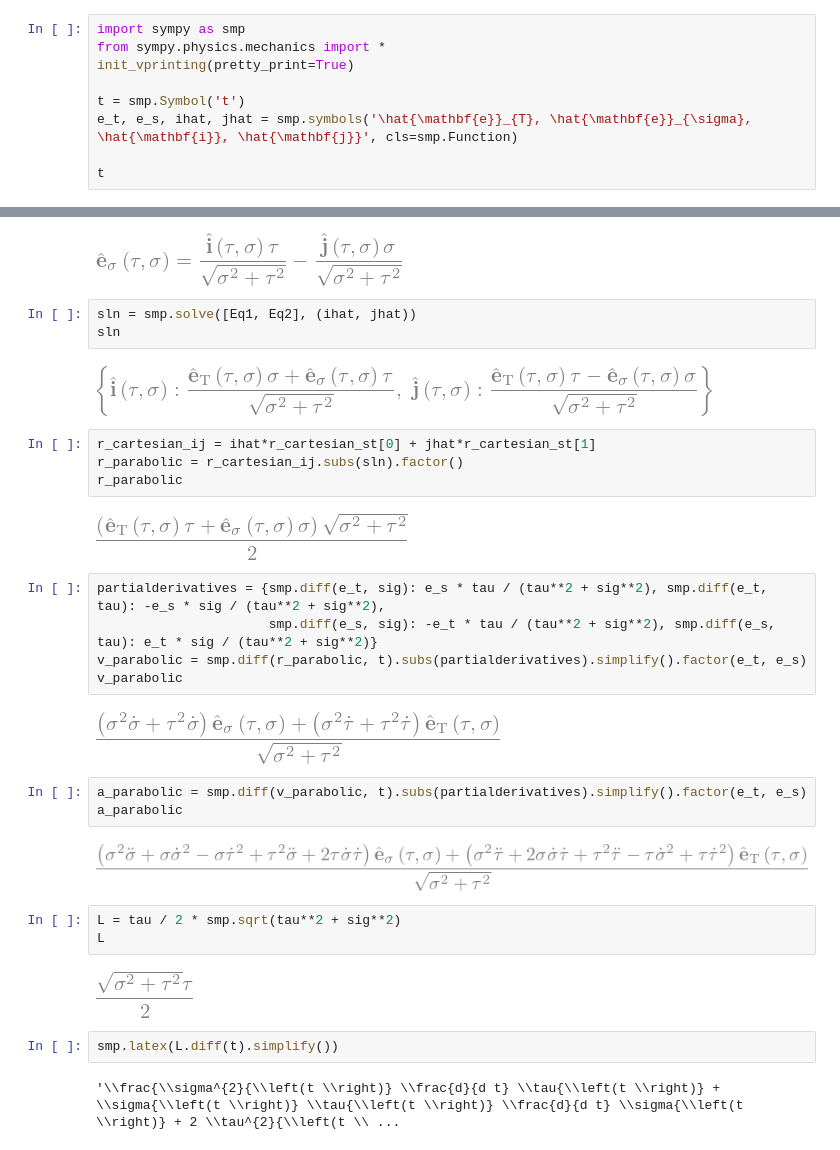
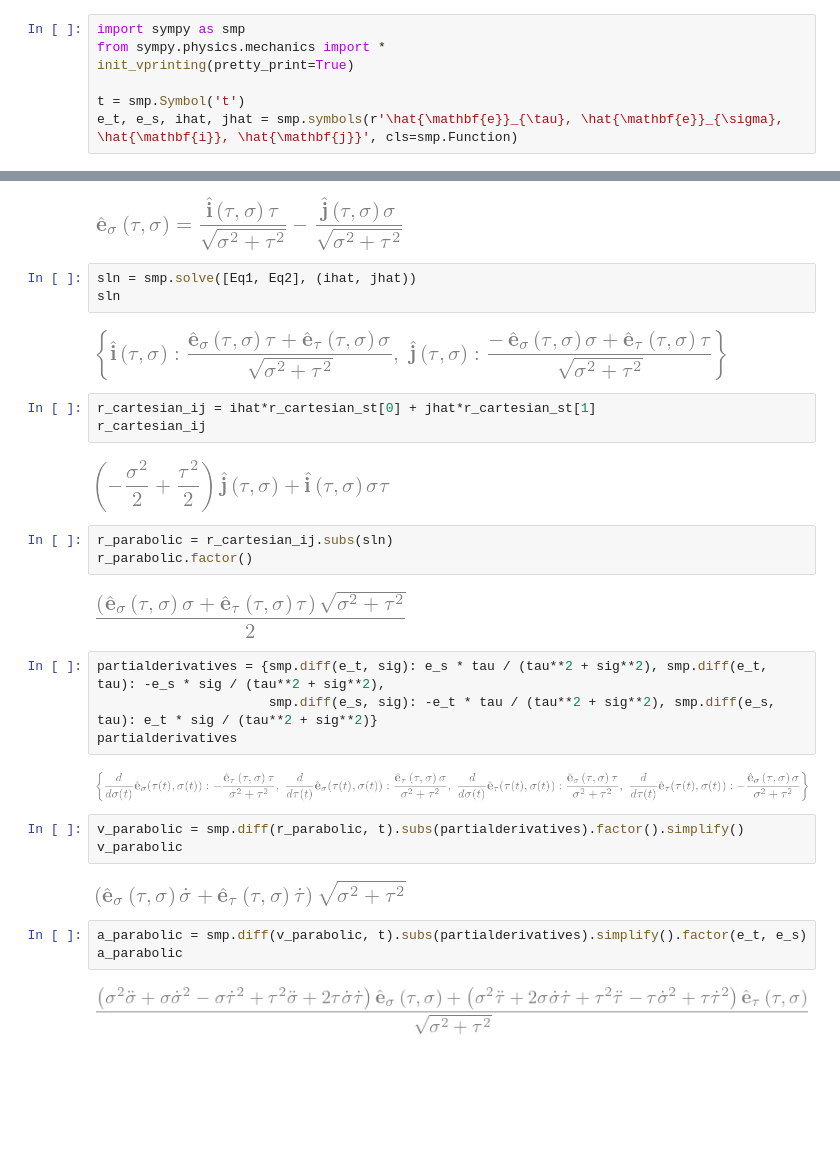
Before and after one commit to thomas-martinod/mecanica-clasica, a Jupyter notebook: tarea-2/parabolic-coordinates.ipynb, the cells around one changed output, grey strips where cells are left out. Drawn from its saved outputs; the diff is of its cells as text; blank space fills up the shorter version.

```diff
--- a/tarea-2/parabolic-coordinates.ipynb
+++ b/tarea-2/parabolic-coordinates.ipynb
@@ -7,6 +7,4 @@ from sympy.physics.mechanics import *
 init_vprinting(pretty_print=True)
 
 t = smp.Symbol('t')
-e_t, e_s, ihat, jhat = smp.symbols('\hat{\mathbf{e}}_{T}, \hat{\mathbf{e}}_{\sigma}, \hat{\mathbf{i}}, \hat{\mathbf{j}}', cls=smp.Function)
-
-t
+e_t, e_s, ihat, jhat = smp.symbols(r'\hat{\mathbf{e}}_{\tau}, \hat{\mathbf{e}}_{\sigma}, \hat{\mathbf{i}}, \hat{\mathbf{j}}', cls=smp.Function)
@@ -69,31 +82,30 @@ Eq2
 sln = smp.solve([Eq1, Eq2], (ihat, jhat))
 sln
 # %% [output]
-[figure, old version]
+[figure, new version]
 # %%
 r_cartesian_ij = ihat*r_cartesian_st[0] + jhat*r_cartesian_st[1]
-r_parabolic = r_cartesian_ij.subs(sln).factor()
-r_parabolic
+r_cartesian_ij
 # %% [output]
-[figure, old version]
+[figure, new version]
+# %%
+r_parabolic = r_cartesian_ij.subs(sln)
+r_parabolic.factor()
+# %% [output]
+[figure, added]
 # %%
 partialderivatives = {smp.diff(e_t, sig): e_s * tau / (tau**2 + sig**2), smp.diff(e_t, tau): -e_s * sig / (tau**2 + sig**2),
                       smp.diff(e_s, sig): -e_t * tau / (tau**2 + sig**2), smp.diff(e_s, tau): e_t * sig / (tau**2 + sig**2)}
-v_parabolic = smp.diff(r_parabolic, t).subs(partialderivatives).simplify().factor(e_t, e_s)
-v_parabolic
+partialderivatives
 # %% [output]
-[figure, old version]
+[figure, new version]
+# %%
+v_parabolic = smp.diff(r_parabolic, t).subs(partialderivatives).factor().simplify()
+v_parabolic
+# %% [output]
+[figure, added]
 # %%
 a_parabolic = smp.diff(v_parabolic, t).subs(partialderivatives).simplify().factor(e_t, e_s)
 a_parabolic
 # %% [output]
 [figure]
-# %%
-L = tau / 2 * smp.sqrt(tau**2 + sig**2)
-L
-# %% [output]
-[figure, removed]
-# %%
-smp.latex(L.diff(t).simplify())
-# %% [output]
-'\\frac{\\sigma^{2}{\\left(t \\right)} \\frac{d}{d t} \\tau{\\left(t \\right)} + \\sigma{\\left(t \\right)} \\tau{\\left(t \\right)} \\frac{d}{d t} \\sigma{\\left(t \\right)} + 2 \\tau^{2}{\\left(t \\ ...
```
Also changed, not shown: parts of 7 cells of this notebook.
